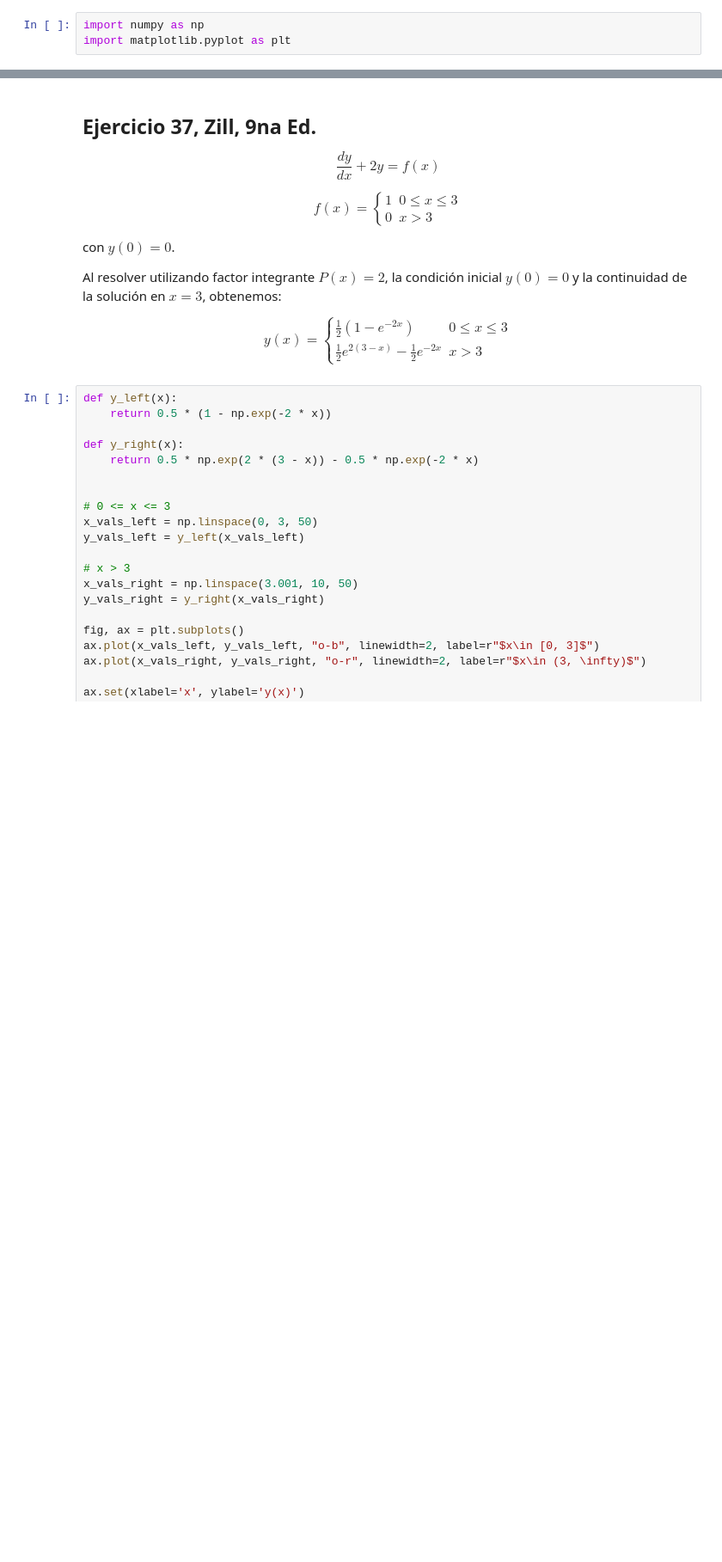
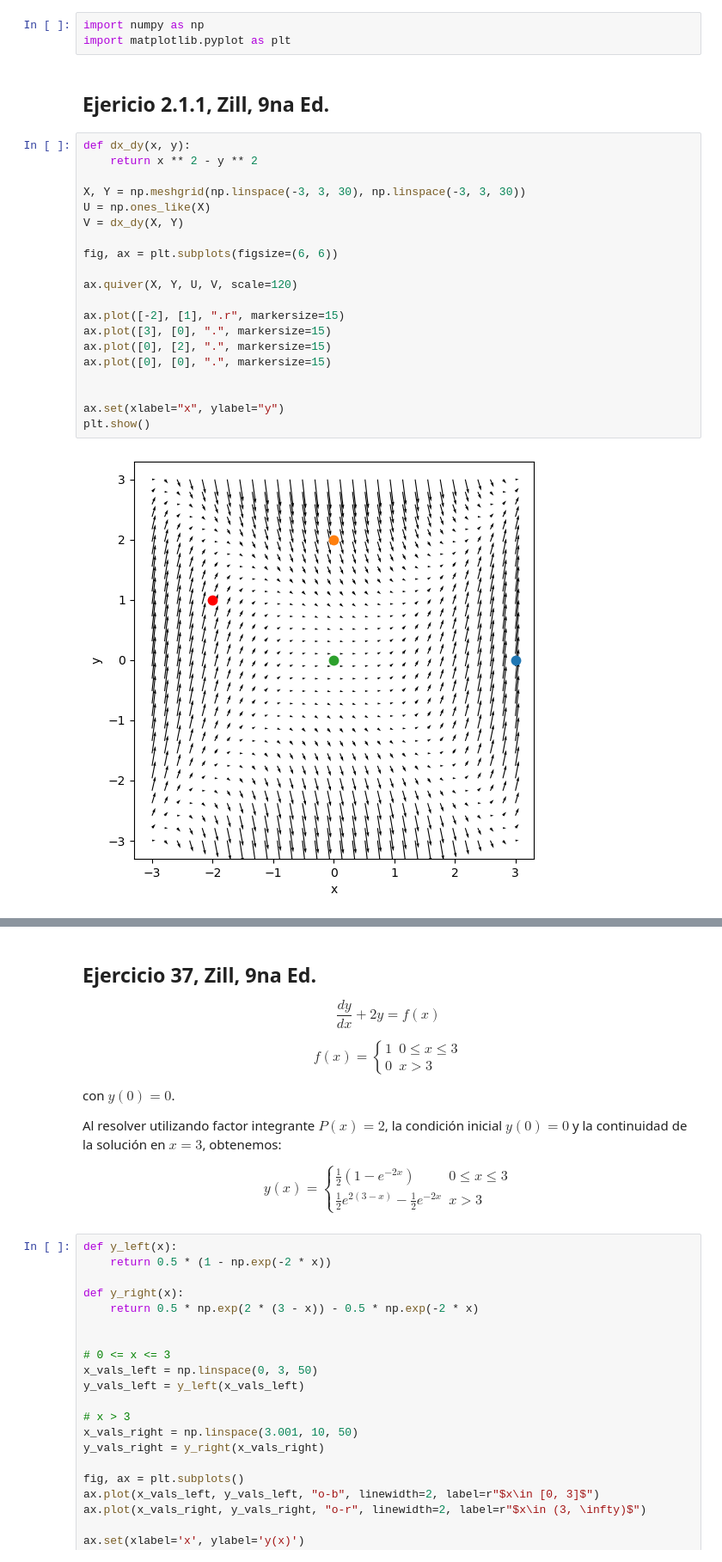
Before and after one commit to jhabriel/edo_fcq_2024, a Jupyter notebook: clase_03.ipynb, the cells around one changed output, grey strips where cells are left out. Shown at 86% size. Drawn from its saved outputs; the diff is of its cells as text; blank space fills up the shorter version.

```diff
--- a/clase_03.ipynb
+++ b/clase_03.ipynb
@@ -1,3 +1,27 @@
 # %%
 import numpy as np
 import matplotlib.pyplot as plt
+# %% [markdown]
+## Ejericio 2.1.1, Zill, 9na Ed.
+# %%
+def dx_dy(x, y):
+    return x ** 2 - y ** 2
+
+X, Y = np.meshgrid(np.linspace(-3, 3, 30), np.linspace(-3, 3, 30))
+U = np.ones_like(X)
+V = dx_dy(X, Y)
+
+fig, ax = plt.subplots(figsize=(6, 6))
+
+ax.quiver(X, Y, U, V, scale=120)
+
+ax.plot([-2], [1], ".r", markersize=15)
+ax.plot([3], [0], ".", markersize=15)
+ax.plot([0], [2], ".", markersize=15)
+ax.plot([0], [0], ".", markersize=15)
+
+
+ax.set(xlabel="x", ylabel="y")
+plt.show()
+# %% [output]
+[figure, added]
```
Also changed, not shown: parts of 3 cells of this notebook.
